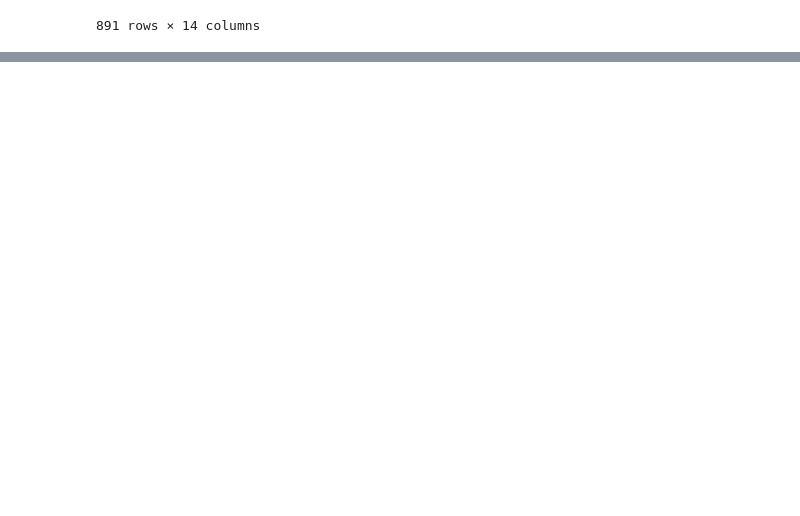
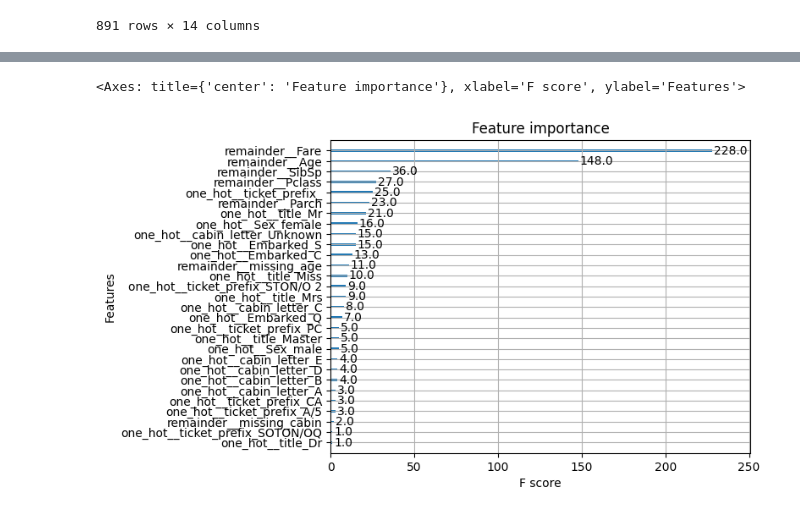
Before and after one commit to VladGnatiuk/projector_ml6, a Jupyter notebook: _vg/homeworks/homework 06. Prjctr HW8. Boosting.ipynb, the cells around one changed output, grey strips where cells are left out. Saved outputs shown, nothing was run; the diff lists cells and outputs as text; code cells hidden in the pictures; blank space fills up the shorter version.

```diff
--- a/_vg/homeworks/homework 06. Prjctr HW8. Boosting.ipynb
+++ b/_vg/homeworks/homework 06. Prjctr HW8. Boosting.ipynb
@@ -141,0 +145,20 @@ pipeline_xgb_1 = Pipeline(steps=[
+# %%
+%%time
+
+param_grid_xgb_2 = {
+    'classifier__n_estimators': [5, 10, 50],
+    #'classifier__learning_rate': [0.1, 0.5, 1],
+    'classifier__max_depth': [5, 20],
+    'classifier__alpha': [0.1, 1],
+    'classifier__lambda': [0.1, 1],
+    'classifier__gamma': [0.1, 1],
+    'classifier__subsample': [0.5, 0.8],
+    'classifier__colsample_bytree': [0.7, 0.9],
+}
+
+grid_search_xgb_2 = GridSearchCV(pipeline_xgb_2, param_grid_xgb_2, cv=cv, scoring=scoring, n_jobs=-1, verbose=2)
+grid_search_xgb_2.fit(train_X, train_y)
+
+print('Best_params', grid_search_xgb_2.best_params_)
+print(f'F1 score on cross-validation: {grid_search_xgb_2.best_score_}')
+print(f'F1 score on all train data: {f1_score(grid_search_xgb_2.predict(train_X), train_y)}')
@@ -141,0 +188,7 @@ pipeline_xgb_1 = Pipeline(steps=[
+# %%
+steps = grid_search_xgb_2.best_estimator_.named_steps
+steps['classifier'].get_booster().feature_names = steps['preprocessor'].get_feature_names_out().tolist()
+xgb.plot_importance(steps['classifier'], importance_type='weight')
+# %% [output]
+<Axes: title={'center': 'Feature importance'}, xlabel='F score', ylabel='Features'>
+[figure, added]
```
Also changed, not shown: parts of 20 cells of this notebook, 4 other files.
